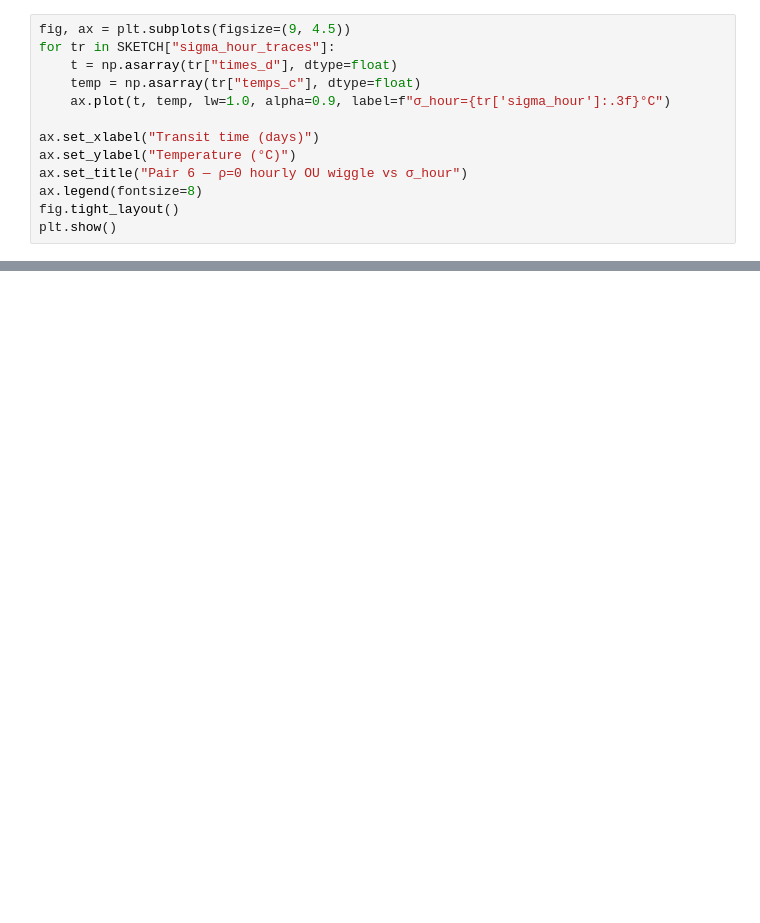
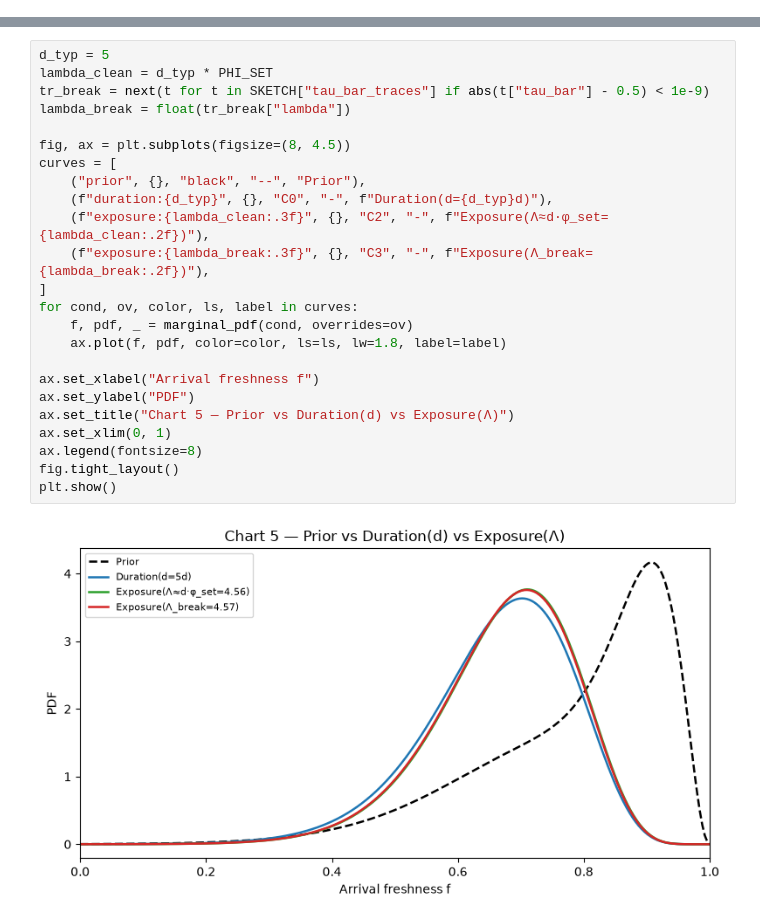
Before and after one commit to OliverEvans96/blueberries-voi, a Jupyter notebook: notebooks/arrival_tuning_charts_sketch.ipynb, the cells around one changed output, grey strips where cells are left out. Cells and saved outputs as stored; diff of their text form; blank space fills up the shorter version.

```diff
--- a/notebooks/arrival_tuning_charts_sketch.ipynb
+++ b/notebooks/arrival_tuning_charts_sketch.ipynb
@@ -210,13 +204,0 @@ Slider: `sigma_hour` ∈ [0, 0.08] °C OU amplitude. Chart: `truth_transit_trace
-# %%
-fig, ax = plt.subplots(figsize=(9, 4.5))
-for tr in SKETCH["sigma_hour_traces"]:
-    t = np.asarray(tr["times_d"], dtype=float)
-    temp = np.asarray(tr["temps_c"], dtype=float)
-    ax.plot(t, temp, lw=1.0, alpha=0.9, label=f"σ_hour={tr['sigma_hour']:.3f}°C")
-
-ax.set_xlabel("Transit time (days)")
-ax.set_ylabel("Temperature (°C)")
-ax.set_title("Pair 6 — ρ=0 hourly OU wiggle vs σ_hour")
-ax.legend(fontsize=8)
-fig.tight_layout()
-plt.show()
@@ -224,0 +219,26 @@ plt.show()
+# %%
+d_typ = 5
+lambda_clean = d_typ * PHI_SET
+tr_break = next(t for t in SKETCH["tau_bar_traces"] if abs(t["tau_bar"] - 0.5) < 1e-9)
+lambda_break = float(tr_break["lambda"])
+
+fig, ax = plt.subplots(figsize=(8, 4.5))
+curves = [
+    ("prior", {}, "black", "--", "Prior"),
+    (f"duration:{d_typ}", {}, "C0", "-", f"Duration(d={d_typ}d)"),
+    (f"exposure:{lambda_clean:.3f}", {}, "C2", "-", f"Exposure(Λ≈d·φ_set={lambda_clean:.2f})"),
+    (f"exposure:{lambda_break:.3f}", {}, "C3", "-", f"Exposure(Λ_break={lambda_break:.2f})"),
+]
+for cond, ov, color, ls, label in curves:
+    f, pdf, _ = marginal_pdf(cond, overrides=ov)
+    ax.plot(f, pdf, color=color, ls=ls, lw=1.8, label=label)
+
+ax.set_xlabel("Arrival freshness f")
+ax.set_ylabel("PDF")
+ax.set_title("Chart 5 — Prior vs Duration(d) vs Exposure(Λ)")
+ax.set_xlim(0, 1)
+ax.legend(fontsize=8)
+fig.tight_layout()
+plt.show()
+# %% [output]
+[figure, added]
```
Also changed, not shown: parts of 21 cells of this notebook, 1 other file.
